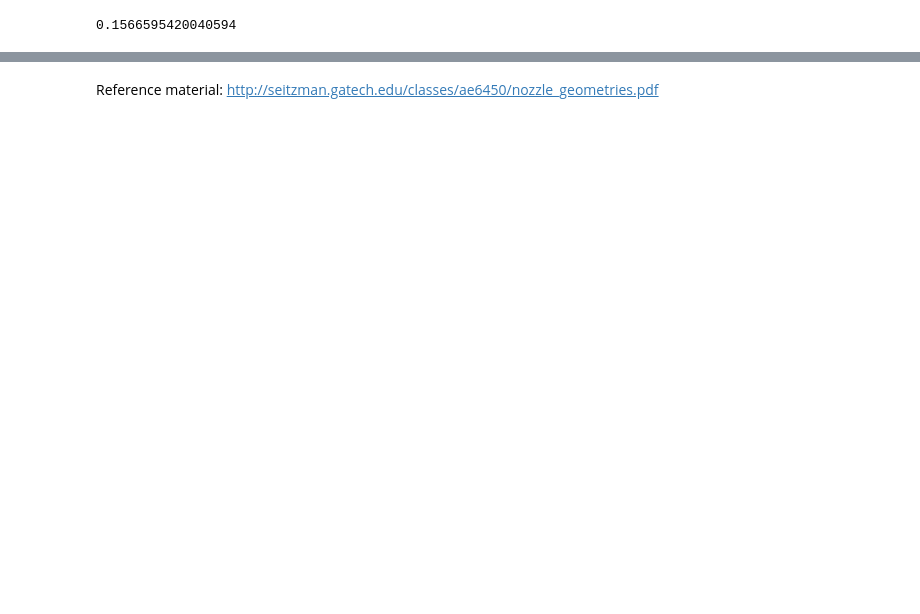
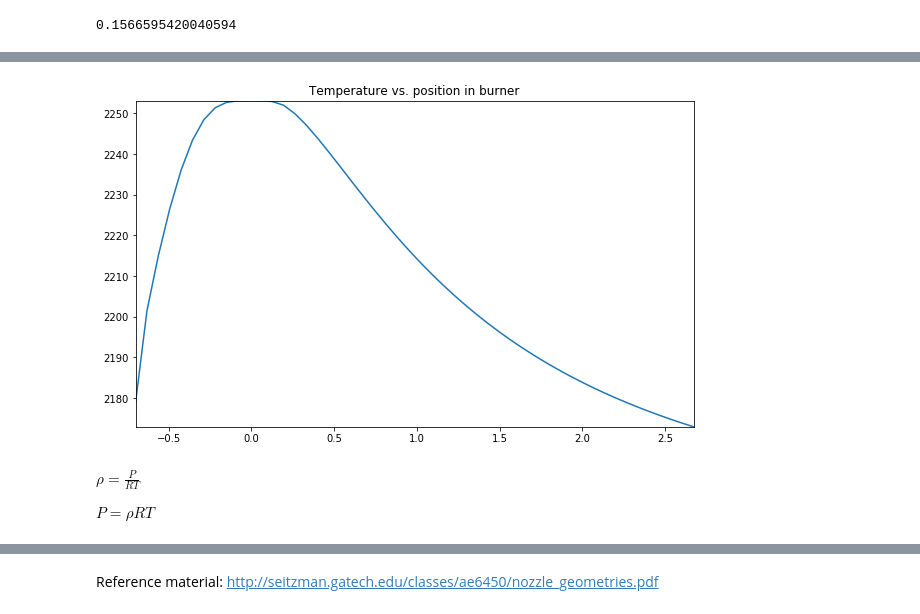
Before and after one commit to kb3guy/burnerStudy, a Jupyter notebook: Cone Nozzle.ipynb, the cells around one changed output, grey strips where cells are left out. Drawn from its saved outputs; the diff is of its cells as text; code cells hidden in the pictures; blank space fills up the shorter version.

```diff
--- a/Cone Nozzle.ipynb
+++ b/Cone Nozzle.ipynb
@@ -256,0 +335,29 @@ $T = \frac{Pv}{mR_{spec}} $
+# %%
+T = lambda x: (h(x)-h(0))/(C_p) + T_0
+
+# Define the points to be plotted
+temps = []
+
+xrange = np.linspace(-schnozz.r_1,schnozz.e_x,num=50)
+for x in xrange:
+    temps.append(T(x))
+
+# Set up the plot
+fig = plt.figure(figsize=(10,6))
+ax = fig.add_subplot(111)
+
+# Define limits for graph axes
+axes = plt.gca()
+axes.set_ylim([min(temps),max(temps)])
+axes.set_xlim([min(xrange),max(xrange)])
+
+# Plot the chart
+ax.plot(xrange,temps)
+plt.title("Temperature vs. position in burner")
+plt.show()
+# %% [output]
+[figure, added]
+# %% [markdown]
+$\rho = \frac{P}{RT} $
+
+$ P = \rho R T $
```
Also changed, not shown: parts of 19 cells of this notebook.
